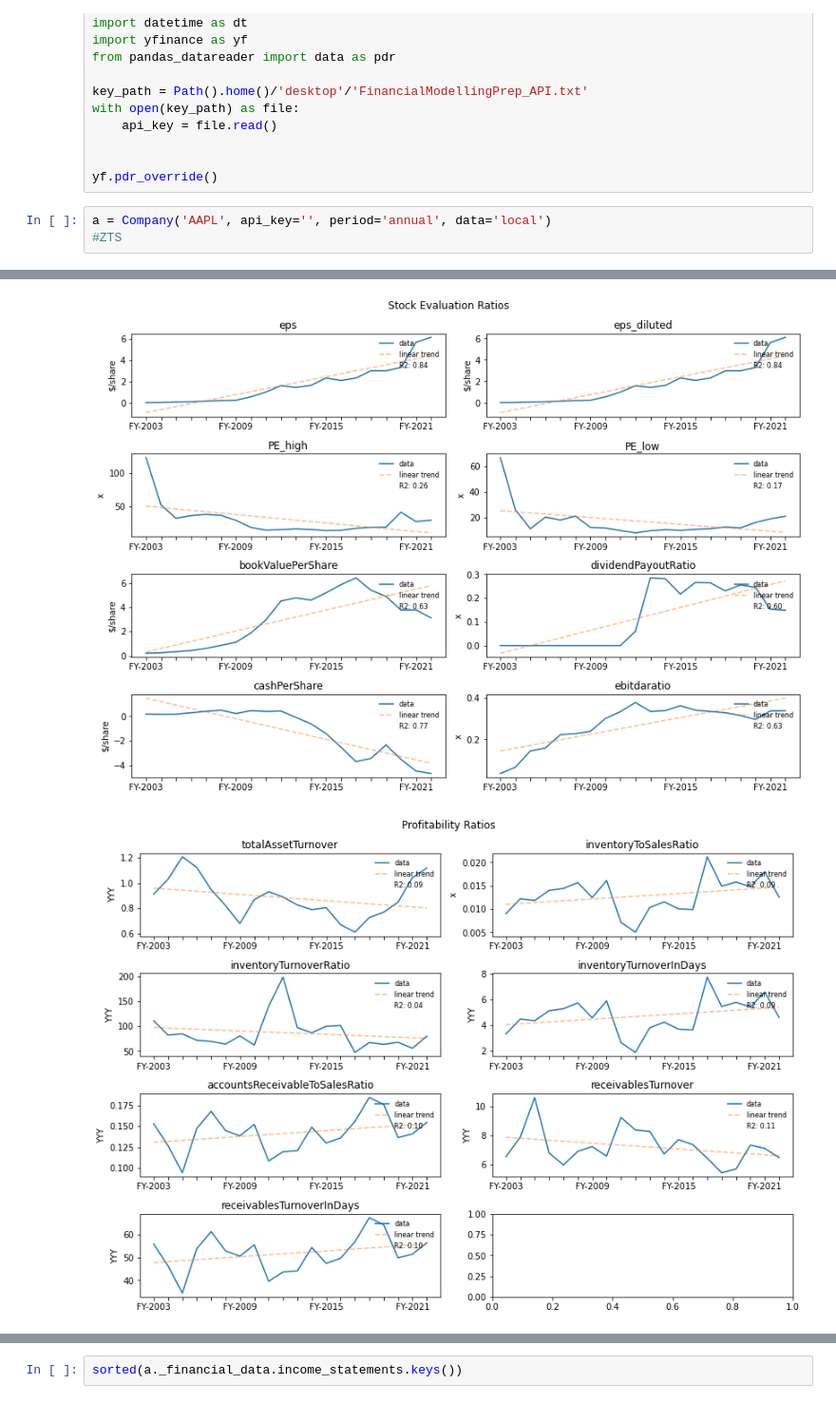
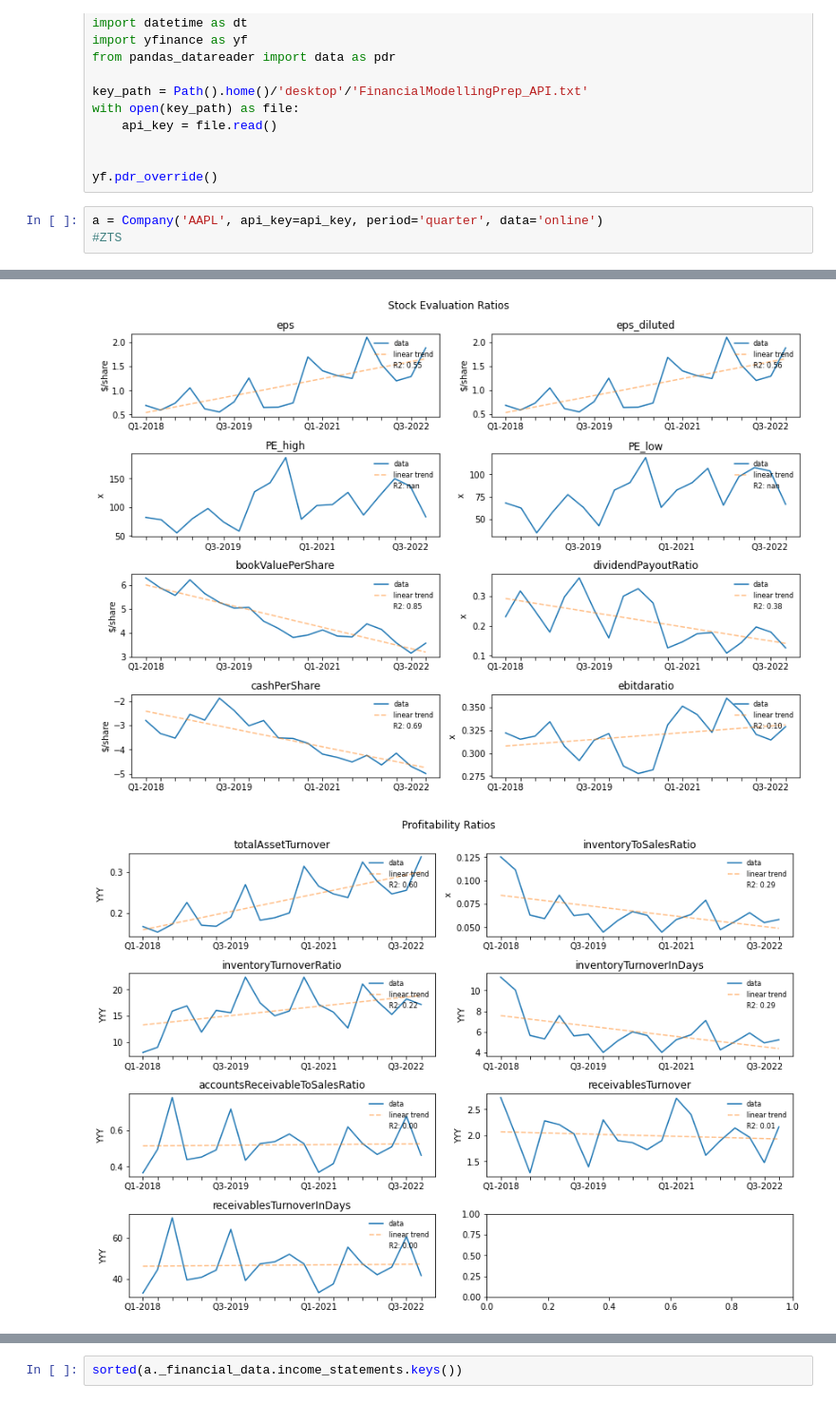
Before and after one commit to oldhiltonian/investment-tools, a Jupyter notebook: Financial Modelling Prep Library/Testing & Example Use.ipynb, the cells around one changed output, grey strips where cells are left out. Shown: that part at 95% size. Saved outputs shown, nothing was run; the diff lists cells and outputs as text.

```diff
--- a/Financial Modelling Prep Library/Testing & Example Use.ipynb
+++ b/Financial Modelling Prep Library/Testing & Example Use.ipynb
@@ -15,6 +15,6 @@ with open(key_path) as file:
 
 yf.pdr_override()
 # %%
-a = Company('AAPL', api_key='', period='annual', data='local')
+a = Company('AAPL', api_key=api_key, period='quarter', data='online')
 #ZTS
 # %% [output]
@@ -41,2 +38,2 @@ There were 0/34 values in dividendPayoutRatio that exceed the 0.05 error toleran
-[figure, old version]
+[figure, new version]
-[figure, old version]
+[figure, new version]
```
Also changed, not shown: parts of 2 cells of this notebook, 10 other files.
